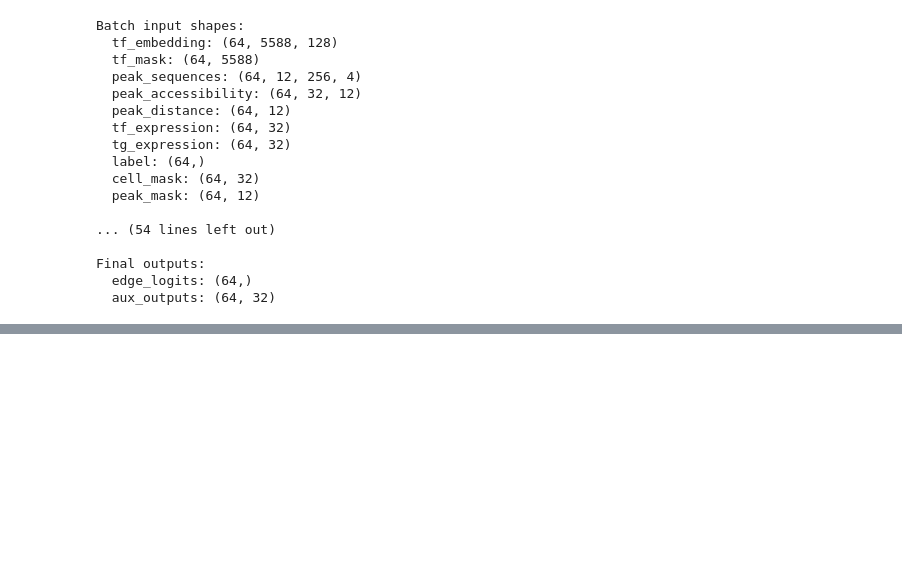
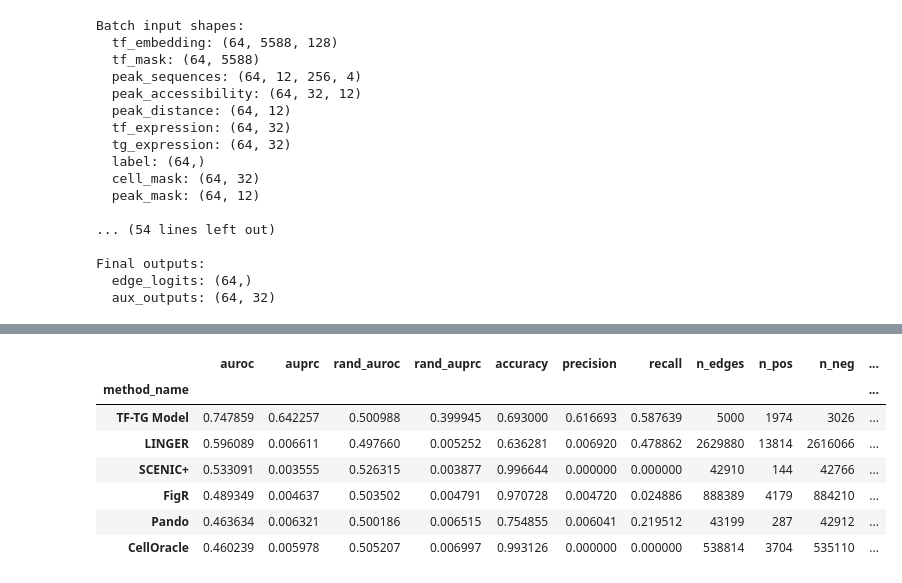
Before and after one commit to emoeller80281/Custom_GRN_Inference, a Jupyter notebook: dev/notebooks/simple_model_testing/test_tf_tg_predictions.ipynb, the cells around one changed output, grey strips where cells are left out. Cells and saved outputs as stored; diff of their text form; code cells hidden in the pictures; blank space fills up the shorter version.

```diff
--- a/dev/notebooks/simple_model_testing/test_tf_tg_predictions.ipynb
+++ b/dev/notebooks/simple_model_testing/test_tf_tg_predictions.ipynb
@@ -628,0 +782,25 @@ Final outputs:
+# %%
+# Create the TF-TG label DataFrame
+tftg_inputs_test.keys()
+test_tf_input = tftg_inputs_test["tf_name"]
+test_tg_input = tftg_inputs_test["tg_name"]
+test_labels = tftg_inputs_test["label"]
+
+# create TF-TG label DataFrame
+tf_tg_label_df = pd.DataFrame({
+    "Source": test_tf_input,
+    "Target": test_tg_input,
+    "Label": test_labels,
+})
+
+tf_tg_label_df = tf_tg_label_df.drop_duplicates(["Source", "Target"])
+
+print(tf_tg_label_df["Label"].value_counts())
+positives = tf_tg_label_df["Label"].sum()
+negatives = len(tf_tg_label_df) - positives
+print(f"Positives: {positives}, Negatives: {negatives}, Ratio: {positives / max(negatives, 1):.4f}")
+
+gt_df: pd.DataFrame = tf_tg_label_df[tf_tg_label_df["Label"] == 1]
+gt_tfs = set(gt_df["Source"].str.upper().unique())
+gt_targets = set(gt_df["Target"].str.upper().unique())
+gt_pairs = set(gt_df["Source"].str.upper() + "\t" + gt_df["Target"].str.upper())
@@ -628,0 +986,11 @@ Final outputs:
+# %%
+display(inference_comparison_df.set_index("method_name").sort_values("auroc", ascending=False))
+# %% [output]
+|  | auroc | auprc | rand_auroc | rand_auprc | accuracy | precision | recall | n_edges | n_pos | n_neg | ... |
+| method_name |  |  |  |  |  |  |  |  |  |  | ... |
+| TF-TG Model | 0.747859 | 0.642257 | 0.500988 | 0.399945 | 0.693000 | 0.616693 | 0.587639 | 5000 | 1974 | 3026 | ... |
+| LINGER | 0.596089 | 0.006611 | 0.497660 | 0.005252 | 0.636281 | 0.006920 | 0.478862 | 2629880 | 13814 | 2616066 | ... |
+| SCENIC+ | 0.533091 | 0.003555 | 0.526315 | 0.003877 | 0.996644 | 0.000000 | 0.000000 | 42910 | 144 | 42766 | ... |
+| FigR | 0.489349 | 0.004637 | 0.503502 | 0.004791 | 0.970728 | 0.004720 | 0.024886 | 888389 | 4179 | 884210 | ... |
+| Pando | 0.463634 | 0.006321 | 0.500186 | 0.006515 | 0.754855 | 0.006041 | 0.219512 | 43199 | 287 | 42912 | ... |
+| CellOracle | 0.460239 | 0.005978 | 0.505207 | 0.006997 | 0.993126 | 0.000000 | 0.000000 | 538814 | 3704 | 535110 | ... |
```
Also changed, not shown: parts of 17 cells of this notebook, 9 other files.
